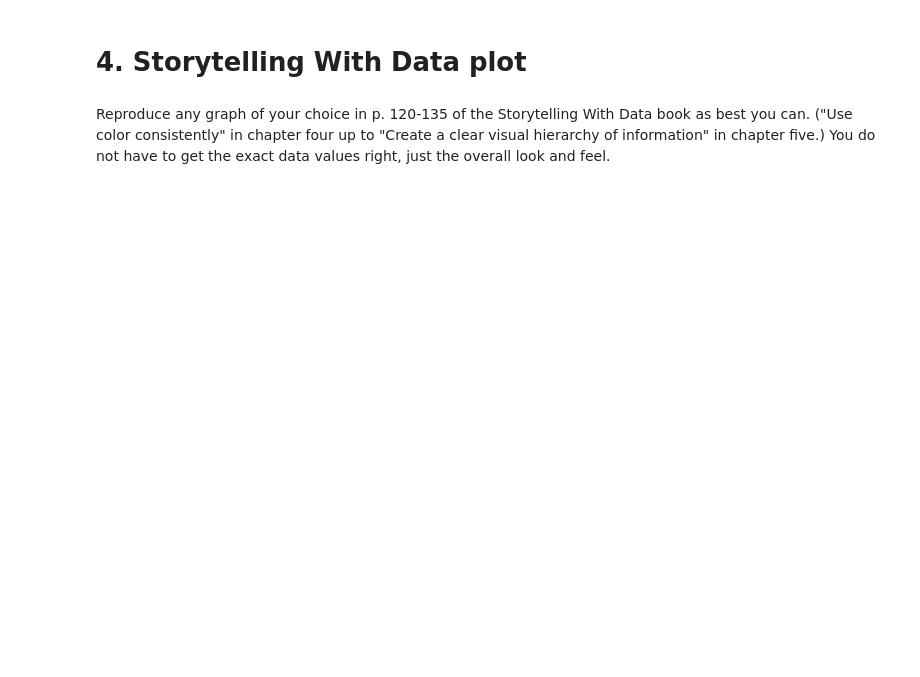
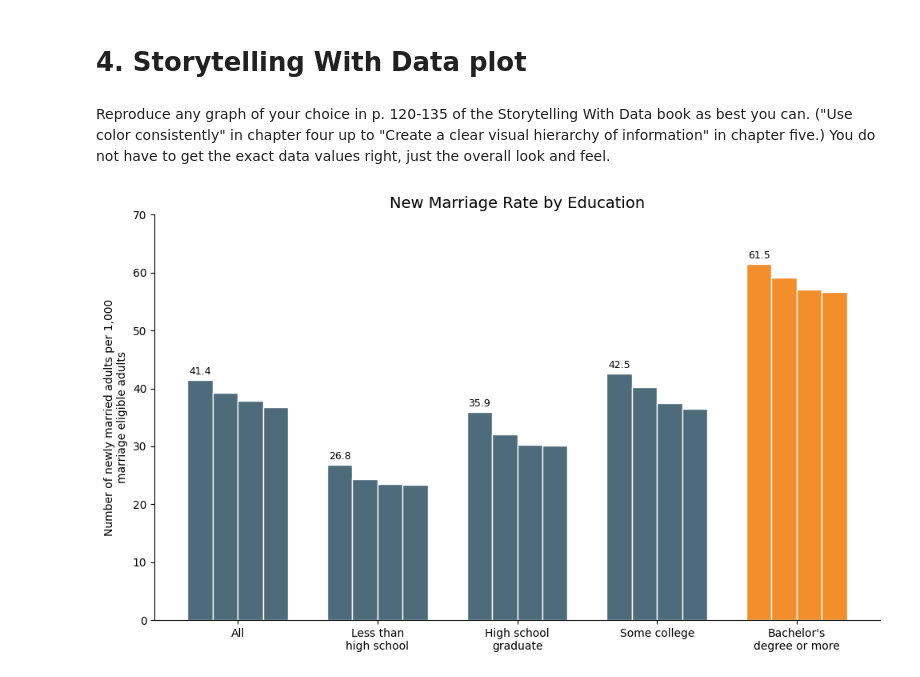
Before and after one commit to Rocking-Priya/2025-spring-B2, a Jupyter notebook: Week8.ipynb, the cells around one changed output. Drawn from its saved outputs; the diff is of its cells as text; code cells hidden in the pictures; blank space fills up the shorter version.

```diff
--- a/Week8.ipynb
+++ b/Week8.ipynb
@@ -357,3 +427,67 @@ Use linear regression to predict the milk price from the other two, the cheese p
 # 4. Storytelling With Data plot
 # %% [markdown]
 Reproduce any graph of your choice in p. 120-135 of the Storytelling With Data book as best you can.  ("Use color consistently" in chapter four up to "Create a clear visual hierarchy of information" in chapter five.)    You do not have to get the exact data values right, just the overall look and feel.
+# %%
+import matplotlib.pyplot as plt
+import numpy as np
+
+# Education categories
+education_levels = [
+    "All", "Less than\nhigh school", "High school\ngraduate",
+    "Some college", "Bachelor's\ndegree or more"
+]
+
+# Data for 4 years (2008–2012)
+data = [
+    [41.4, 39.2, 37.8, 36.7],     # All
+    [26.8, 24.3, 23.5, 23.4],     # Less than high school
+    [35.9, 32.1, 30.3, 30.1],     # High school graduate
+    [42.5, 40.2, 37.4, 36.5],     # Some college
+    [61.5, 59.2, 57.1, 56.7]      # Bachelor's or more
+]
+
+# Setup
+n_years = 4
+bar_width = 0.18
+x = np.arange(len(education_levels))  # x positions for groups
+
+# Define bar colors
+default_color = "#4e6b7c"       # Blue-gray for general bars
+highlight_color = "#f28e2b"     # Orange for Bachelor's group
+
+fig, ax = plt.subplots(figsize=(10, 6))
+
+# Plot bars
+for i in range(n_years):
+    offset = (i - 1.5) * bar_width
+    values = [group[i] for group in data]
+
+    # Use orange for Bachelor's, blue-gray for others
+    bar_colors = [default_color] * 4 + [highlight_color]
+
+    ax.bar(
+        x + offset, values, width=bar_width,
+        color=bar_colors,
+        edgecolor='white', linewidth=1
+    )
+
+# Add top value labels only on the first bar of each group
+for i, group in enumerate(data):
+    ax.text(x[i] - 1.5 * bar_width, group[0] + 1, f"{group[0]:.1f}",
+            ha='center', fontsize=9)
+
+# Labels and formatting
+ax.set_title("New Marriage Rate by Education", fontsize=14)
+ax.set_ylabel("Number of newly married adults per 1,000\nmarriage eligible adults", fontsize=10)
+ax.set_xticks(x)
+ax.set_xticklabels(education_levels, fontsize=10)
+ax.set_ylim(0, 70)
+
+# Clean up look
+ax.spines[['top', 'right']].set_visible(False)
+ax.grid(False)
+
+plt.tight_layout()
+plt.show()
+# %% [output]
+[figure, added]
```
Also changed, not shown: parts of 7 cells of this notebook.
